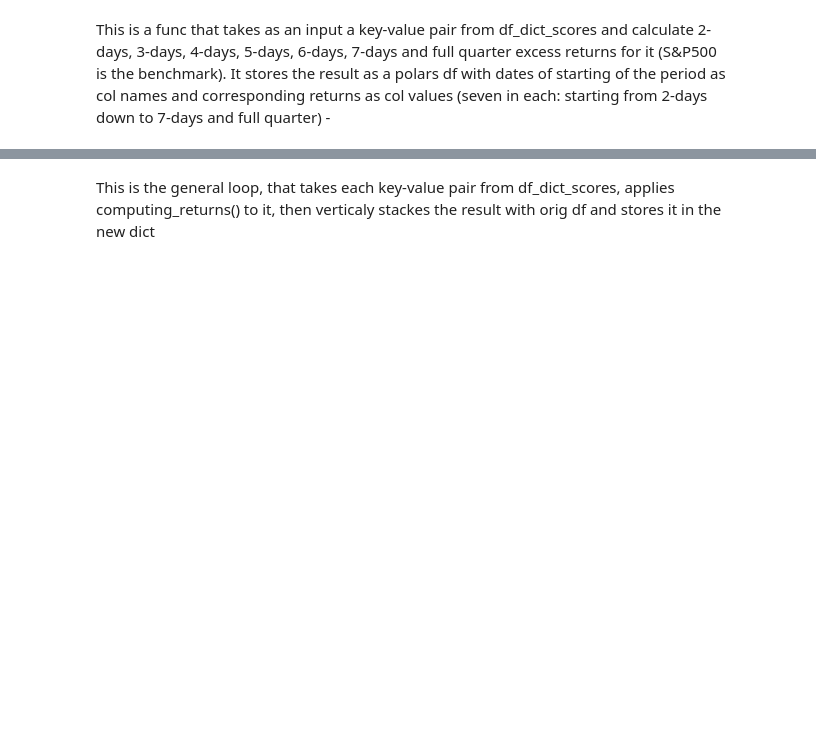
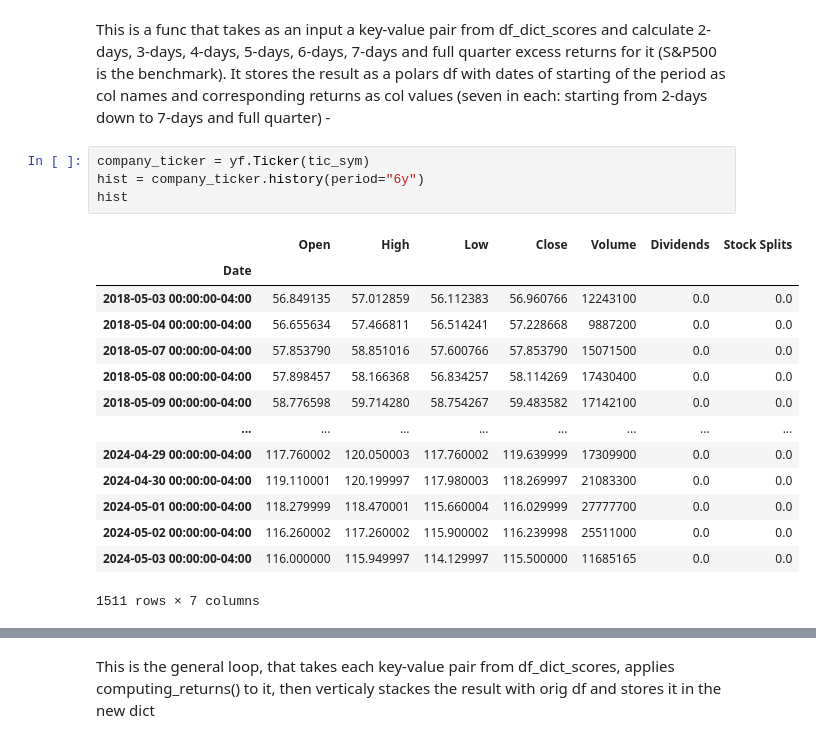
Before and after one commit to LeatherBag011235/Parsim-sec, a Jupyter notebook: src/Analysis/YFiin_excess_returns.ipynb, the cells around one changed output, grey strips where cells are left out. Cells and saved outputs as stored; diff of their text form; blank space fills up the shorter version.

```diff
--- a/src/Analysis/YFiin_excess_returns.ipynb
+++ b/src/Analysis/YFiin_excess_returns.ipynb
@@ -138,5 +151,24 @@ def find_end_quarter(hist, date_str, df):
 # %% [markdown]
 This is a func that takes as an input a key-value pair from df_dict_scores and calculate 2-days, 3-days, 4-days, 5-days, 6-days, 7-days and full quarter excess returns for it (S&P500 is the benchmark). It stores the result as a polars df with dates of starting of the period as col names and corresponding returns as col values (seven in each: starting from 2-days down to 7-days and full quarter) -
+# %%
+company_ticker = yf.Ticker(tic_sym)
+hist = company_ticker.history(period="6y")
+hist
+# %% [output]
+|  | Open | High | Low | Close | Volume | Dividends | Stock Splits |
+| Date |  |  |  |  |  |  |  |
+| 2018-05-03 00:00:00-04:00 | 56.849135 | 57.012859 | 56.112383 | 56.960766 | 12243100 | 0.0 | 0.0 |
+| 2018-05-04 00:00:00-04:00 | 56.655634 | 57.466811 | 56.514241 | 57.228668 | 9887200 | 0.0 | 0.0 |
+| 2018-05-07 00:00:00-04:00 | 57.853790 | 58.851016 | 57.600766 | 57.853790 | 15071500 | 0.0 | 0.0 |
+| 2018-05-08 00:00:00-04:00 | 57.898457 | 58.166368 | 56.834257 | 58.114269 | 17430400 | 0.0 | 0.0 |
+| 2018-05-09 00:00:00-04:00 | 58.776598 | 59.714280 | 58.754267 | 59.483582 | 17142100 | 0.0 | 0.0 |
+| ... | ... | ... | ... | ... | ... | ... | ... |
+| 2024-04-29 00:00:00-04:00 | 117.760002 | 120.050003 | 117.760002 | 119.639999 | 17309900 | 0.0 | 0.0 |
+| 2024-04-30 00:00:00-04:00 | 119.110001 | 120.199997 | 117.980003 | 118.269997 | 21083300 | 0.0 | 0.0 |
+| 2024-05-01 00:00:00-04:00 | 118.279999 | 118.470001 | 115.660004 | 116.029999 | 27777700 | 0.0 | 0.0 |
+| 2024-05-02 00:00:00-04:00 | 116.260002 | 117.260002 | 115.900002 | 116.239998 | 25511000 | 0.0 | 0.0 |
+| 2024-05-03 00:00:00-04:00 | 116.000000 | 115.949997 | 114.129997 | 115.500000 | 11685165 | 0.0 | 0.0 |
+1511 rows × 7 columns
 # %%
 def computing_returns(tic_sym, df):
 
```
Also changed, not shown: parts of 17 cells of this notebook.
